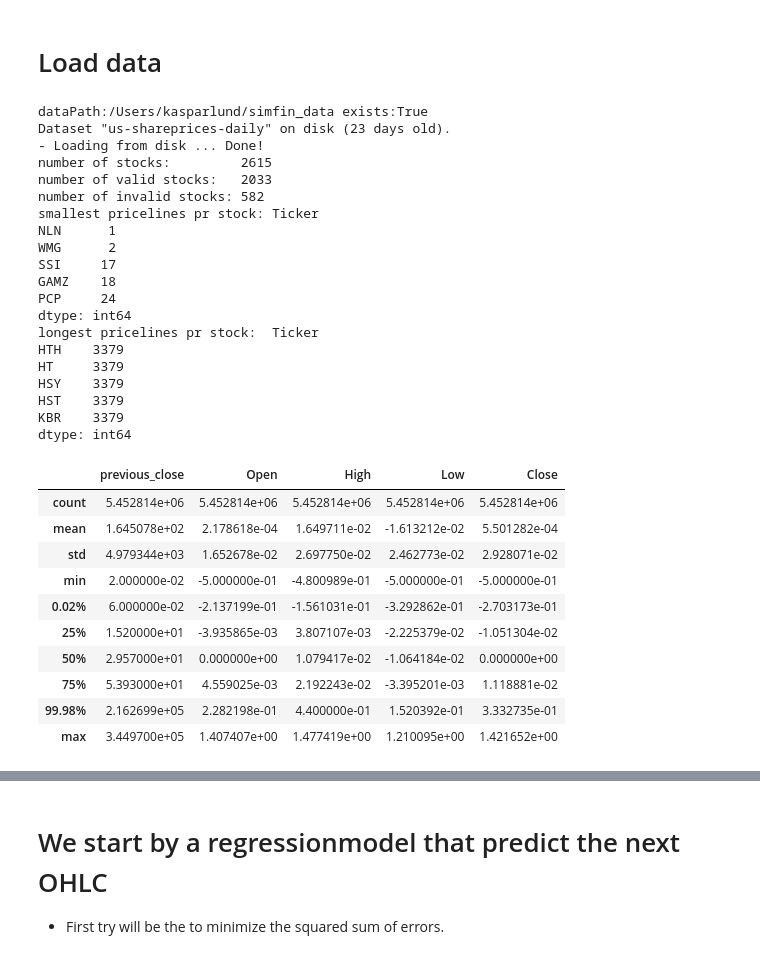
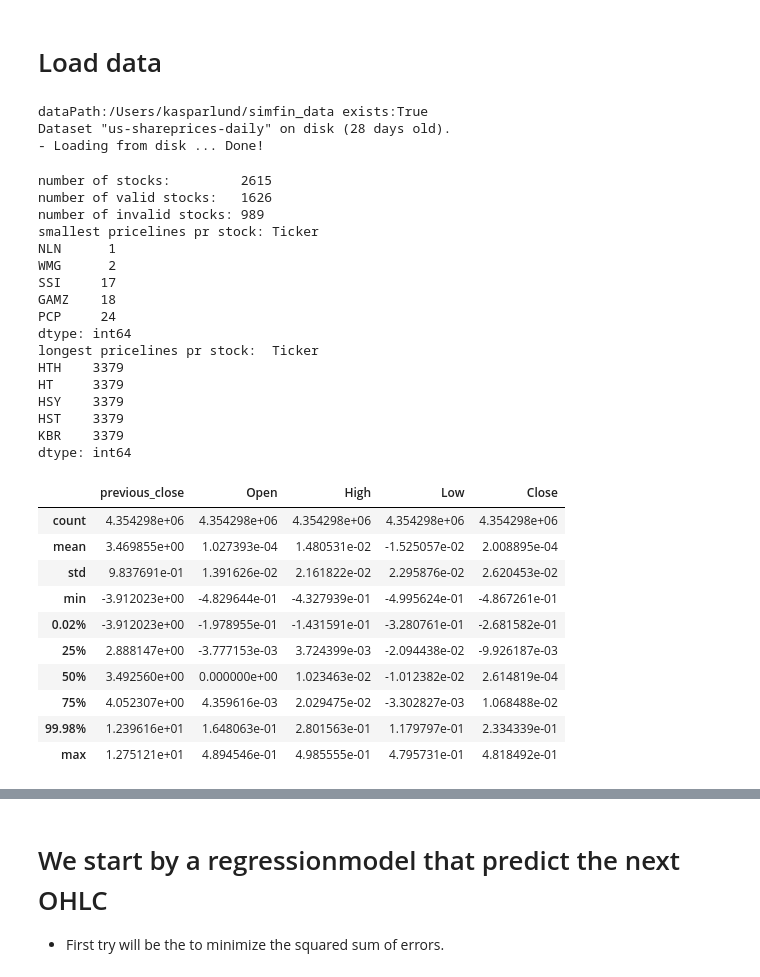
Before and after one commit to kasparlund/ai, a Jupyter notebook: fin_02_simfin_training.ipynb, the cells around one changed output, grey strips where cells are left out. Saved outputs shown, nothing was run; the diff lists cells and outputs as text; code cells hidden in the pictures.

```diff
--- a/fin_02_simfin_training.ipynb
+++ b/fin_02_simfin_training.ipynb
@@ -51,15 +54,18 @@ sf.__version__
 '0.8.1'
 # %% [markdown]
 # Load data
+# %%
+df_prices = loadShareprices()
+# %% [output]
+dataPath:/Users/kasparlund/simfin_data exists:True
+Dataset "us-shareprices-daily" on disk (28 days old).
+- Loading from disk ... Done!
 # %%
-df_prices, stocks, validStocks, inValidStocks = prepareSimFinData()
+df_prices, stocks, validStocks, inValidStocks = procesSharePrices(df_prices)
 # %% [output]
-dataPath:/Users/kasparlund/simfin_data exists:True
-Dataset "us-shareprices-daily" on disk (23 days old).
-- Loading from disk ... Done!
 number of stocks:         2615
-number of valid stocks:   2033
-number of invalid stocks: 582
+number of valid stocks:   1626
+number of invalid stocks: 989
 smallest pricelines pr stock: Ticker
 NLN      1
 WMG      2
@@ -76,16 +82,17 @@ KBR    3379
 dtype: int64
 # %%
 #statistics on the mature stocks
-df_prices.loc[validStocks,[PREV_CLOSE,OPEN,HIGH,LOW,CLOSE]].describe(percentiles=[0.0002, 0.25, 0.75, 0.9998])
+stats = df_prices.loc[validStocks,[PREV_CLOSE,OPEN,HIGH,LOW,CLOSE]].describe(percentiles=[0.0002, 0.25, 0.75, 0.9998])
+stats
 # %% [output]
 |  | previous_close | Open | High | Low | Close |
-| count | 5.452814e+06 | 5.452814e+06 | 5.452814e+06 | 5.452814e+06 | 5.452814e+06 |
-| mean | 1.645078e+02 | 2.178618e-04 | 1.649711e-02 | -1.613212e-02 | 5.501282e-04 |
-| std | 4.979344e+03 | 1.652678e-02 | 2.697750e-02 | 2.462773e-02 | 2.928071e-02 |
-| min | 2.000000e-02 | -5.000000e-01 | -4.800989e-01 | -5.000000e-01 | -5.000000e-01 |
-| 0.02% | 6.000000e-02 | -2.137199e-01 | -1.561031e-01 | -3.292862e-01 | -2.703173e-01 |
-| 25% | 1.520000e+01 | -3.935865e-03 | 3.807107e-03 | -2.225379e-02 | -1.051304e-02 |
-| 50% | 2.957000e+01 | 0.000000e+00 | 1.079417e-02 | -1.064184e-02 | 0.000000e+00 |
-| 75% | 5.393000e+01 | 4.559025e-03 | 2.192243e-02 | -3.395201e-03 | 1.118881e-02 |
-| 99.98% | 2.162699e+05 | 2.282198e-01 | 4.400000e-01 | 1.520392e-01 | 3.332735e-01 |
-| max | 3.449700e+05 | 1.407407e+00 | 1.477419e+00 | 1.210095e+00 | 1.421652e+00 |
+| count | 4.354298e+06 | 4.354298e+06 | 4.354298e+06 | 4.354298e+06 | 4.354298e+06 |
+| mean | 3.469855e+00 | 1.027393e-04 | 1.480531e-02 | -1.525057e-02 | 2.008895e-04 |
+| std | 9.837691e-01 | 1.391626e-02 | 2.161822e-02 | 2.295876e-02 | 2.620453e-02 |
+| min | -3.912023e+00 | -4.829644e-01 | -4.327939e-01 | -4.995624e-01 | -4.867261e-01 |
+| 0.02% | -3.912023e+00 | -1.978955e-01 | -1.431591e-01 | -3.280761e-01 | -2.681582e-01 |
+| 25% | 2.888147e+00 | -3.777153e-03 | 3.724399e-03 | -2.094438e-02 | -9.926187e-03 |
+| 50% | 3.492560e+00 | 0.000000e+00 | 1.023463e-02 | -1.012382e-02 | 2.614819e-04 |
+| 75% | 4.052307e+00 | 4.359616e-03 | 2.029475e-02 | -3.302827e-03 | 1.068488e-02 |
+| 99.98% | 1.239616e+01 | 1.648063e-01 | 2.801563e-01 | 1.179797e-01 | 2.334339e-01 |
+| max | 1.275121e+01 | 4.894546e-01 | 4.985555e-01 | 4.795731e-01 | 4.818492e-01 |
```
Also changed, not shown: parts of 27 cells of this notebook, 3 other files.
